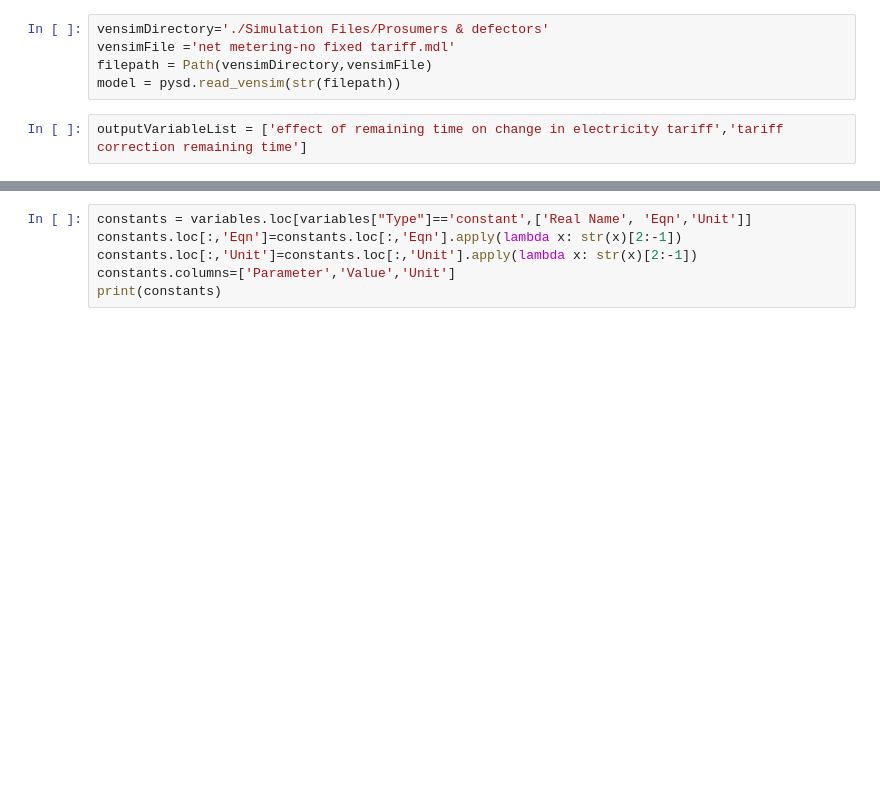
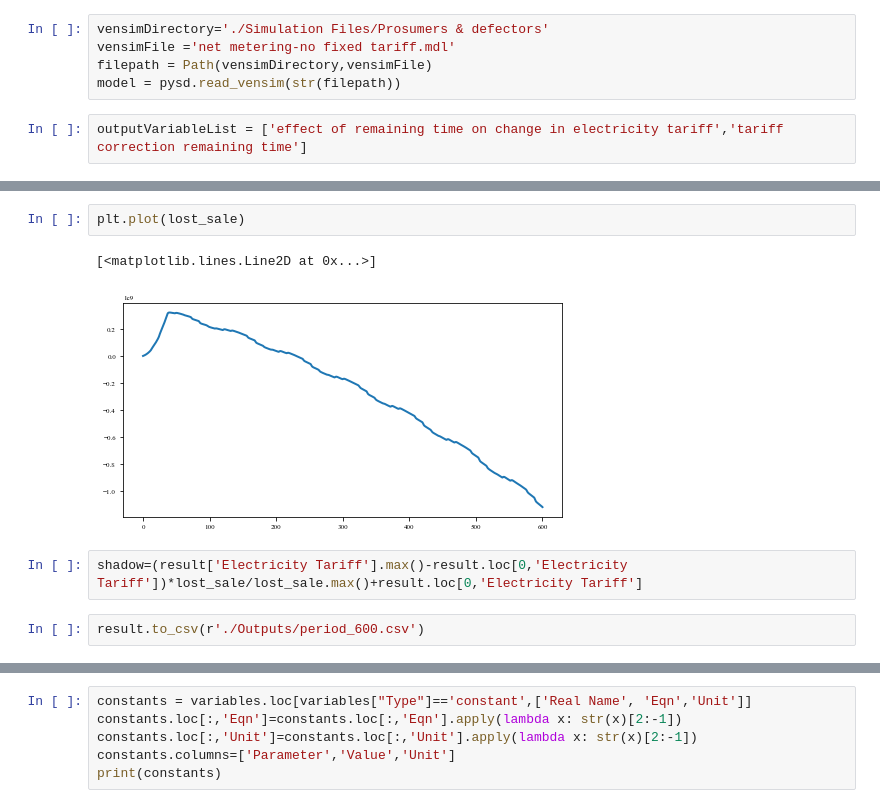
Before and after one commit to barazesh/Phd-Codes, a Jupyter notebook: Simulate.ipynb, the cells around one changed output, grey strips where cells are left out. Drawn from its saved outputs; the diff is of its cells as text; blank space fills up the shorter version.

```diff
--- a/Simulate.ipynb
+++ b/Simulate.ipynb
@@ -42,3 +77,12 @@ result = model.run(params=paramaters, return_columns=outputVariableList)
+# %%
+plt.plot(lost_sale)
+# %% [output]
+[<matplotlib.lines.Line2D at 0x...>]
+[figure, added]
+# %%
+shadow=(result['Electricity Tariff'].max()-result.loc[0,'Electricity Tariff'])*lost_sale/lost_sale.max()+result.loc[0,'Electricity Tariff']
+# %%
+result.to_csv(r'./Outputs/period_600.csv')
 # %%
 fig,ax=plt.subplots(2,1,sharex=True)
 for i,c in enumerate(result.columns):
```
Also changed, not shown: parts of 9 cells of this notebook, 8 other files.
